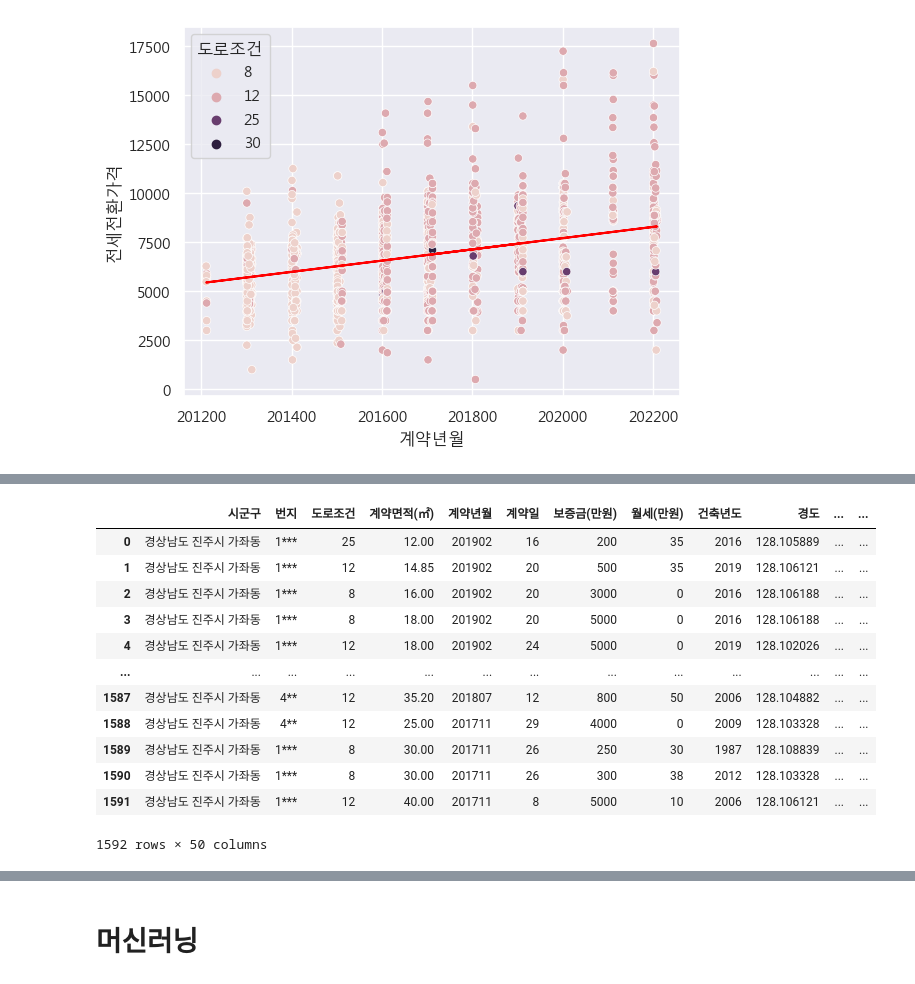
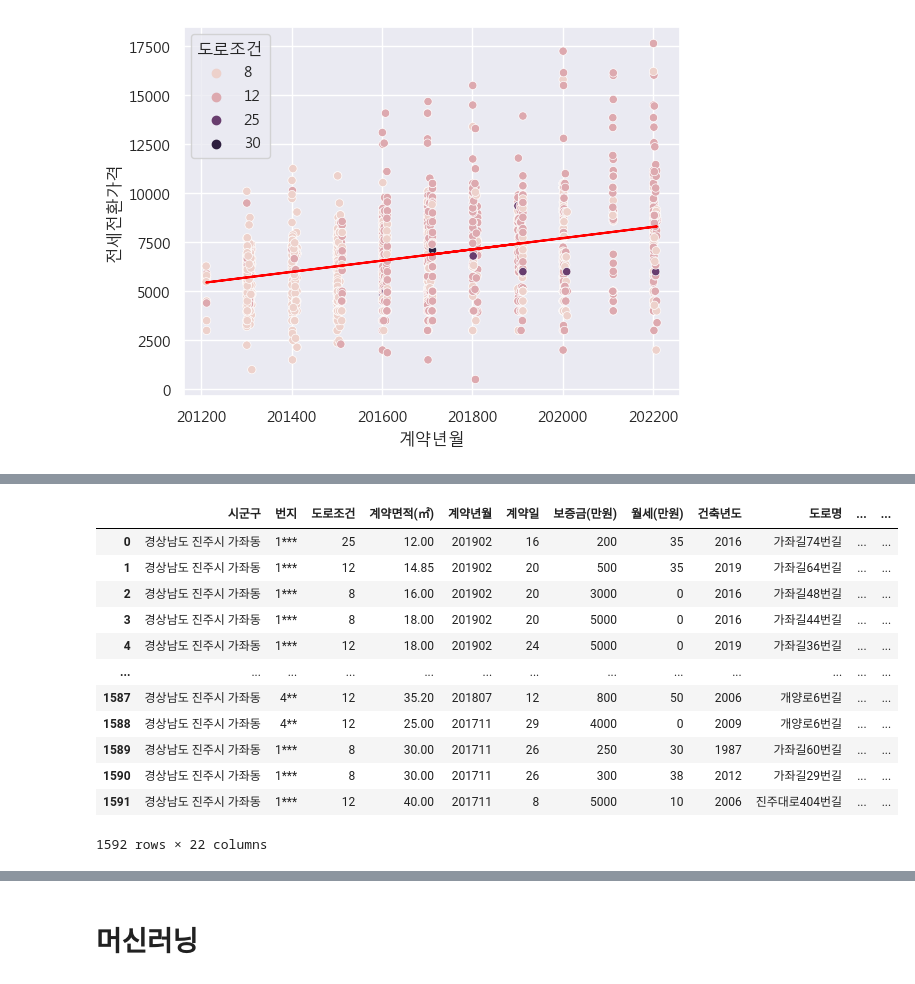
Before and after one commit to ChanceMKR/LH_home, a Jupyter notebook: ksc/lh_home.ipynb, the cells around one changed output, grey strips where cells are left out. Drawn from its saved outputs; the diff is of its cells as text; code cells hidden in the pictures.

```diff
--- a/ksc/lh_home.ipynb
+++ b/ksc/lh_home.ipynb
@@ -293,6 +193,8 @@ for long, lat in zip(gajwa["경도"], gajwa["위도"]):
     d = distance(gnu_lat, lat, gnu_long, long)
     gnu_dist.append(d)
 gajwa["gnu_distance"] = gnu_dist
+
+gajwa["d_per_m2"] = gajwa.gnu_distance / gajwa["계약면적(㎡)"]
 # %% [markdown]
 ## 데이터 시각화
 # %%
@@ -358,21 +260,21 @@ plt.show()
 # %%
-area = []
+# area = []
 
-for long, lat in zip(gajwa["경도"],gajwa["위도"]) :
-    if 128.102554 < long < 128.107094 and 35.155823 < lat < 35.162156 :
-        area.append('후문')
-    elif 128.107502 < long < 128.116019 and 35.155877 < lat < 35.158884 :
-        area.append('경찰서')
-    elif 128.105510 < long < 128.109887 and 35.152340 < lat <35.155835 :
-        area.append('정문')
-    elif 128.099328 < long < 128.105970 and 35.14718 < lat < 35.151686 :
-        area.append('남문')
-    elif 128.102356 < long < 128.118509 and 35.161807 < lat < 35.166844 :
-        area.append('호탄')
-    elif 128.107524 < long < 128.118378 and 35.159442 < lat < 35.161644 :
-        area.append('호탄')
-    else :
-        area.append('그 외')
+# for long, lat in zip(gajwa["경도"],gajwa["위도"]) :
+#     if 128.102554 < long < 128.107094 and 35.155823 < lat < 35.162156 :
+#         area.append('후문')
+#     elif 128.107502 < long < 128.116019 and 35.155877 < lat < 35.158884 :
+#         area.append('경찰서')
+#     elif 128.105510 < long < 128.109887 and 35.152340 < lat <35.155835 :
+#         area.append('정문')
+#     elif 128.099328 < long < 128.105970 and 35.14718 < lat < 35.151686 :
+#         area.append('남문')
+#     elif 128.102356 < long < 128.118509 and 35.161807 < lat < 35.166844 :
+#         area.append('호탄')
+#     elif 128.107524 < long < 128.118378 and 35.159442 < lat < 35.161644 :
+#         area.append('호탄')
+#     else :
+#         area.append('그 외')
 
-gajwa["area"] = area
-gajwa
+# gajwa["area"] = area
+# gajwa
@@ -406,25 +294,25 @@ gajwa
 # %%
 # # 전세 월세 구분 데이터셋
 # gajwa = gajwa[gajwa.전월세구분 == "월세"]
 # gajwa = pd.DataFrame.drop(gajwa, columns=["전월세구분"], axis=1)
 
 #원핫인코딩
-gajwa = pd.get_dummies(gajwa, columns = ["전월세구분", "도로명"])
+gajwa = pd.get_dummies(gajwa, columns = ["전월세구분"])
 
 
 gajwa
 # %% [output]
-|  | 시군구 | 번지 | 도로조건 | 계약면적(㎡) | 계약년월 | 계약일 | 보증금(만원) | 월세(만원) | 건축년도 | 경도 | ... | ... |
-| 0 | 경상남도 진주시 가좌동 | 1*** | 25 | 12.00 | 201902 | 16 | 200 | 35 | 2016 | 128.105889 | ... | ... |
-| 1 | 경상남도 진주시 가좌동 | 1*** | 12 | 14.85 | 201902 | 20 | 500 | 35 | 2019 | 128.106121 | ... | ... |
-| 2 | 경상남도 진주시 가좌동 | 1*** | 8 | 16.00 | 201902 | 20 | 3000 | 0 | 2016 | 128.106188 | ... | ... |
-| 3 | 경상남도 진주시 가좌동 | 1*** | 8 | 18.00 | 201902 | 20 | 5000 | 0 | 2016 | 128.106188 | ... | ... |
-| 4 | 경상남도 진주시 가좌동 | 1*** | 12 | 18.00 | 201902 | 24 | 5000 | 0 | 2019 | 128.102026 | ... | ... |
+|  | 시군구 | 번지 | 도로조건 | 계약면적(㎡) | 계약년월 | 계약일 | 보증금(만원) | 월세(만원) | 건축년도 | 도로명 | ... | ... |
+| 0 | 경상남도 진주시 가좌동 | 1*** | 25 | 12.00 | 201902 | 16 | 200 | 35 | 2016 | 가좌길74번길 | ... | ... |
+| 1 | 경상남도 진주시 가좌동 | 1*** | 12 | 14.85 | 201902 | 20 | 500 | 35 | 2019 | 가좌길64번길 | ... | ... |
+| 2 | 경상남도 진주시 가좌동 | 1*** | 8 | 16.00 | 201902 | 20 | 3000 | 0 | 2016 | 가좌길48번길 | ... | ... |
+| 3 | 경상남도 진주시 가좌동 | 1*** | 8 | 18.00 | 201902 | 20 | 5000 | 0 | 2016 | 가좌길44번길 | ... | ... |
+| 4 | 경상남도 진주시 가좌동 | 1*** | 12 | 18.00 | 201902 | 24 | 5000 | 0 | 2019 | 가좌길36번길 | ... | ... |
 | ... | ... | ... | ... | ... | ... | ... | ... | ... | ... | ... | ... | ... |
-| 1587 | 경상남도 진주시 가좌동 | 4** | 12 | 35.20 | 201807 | 12 | 800 | 50 | 2006 | 128.104882 | ... | ... |
-| 1588 | 경상남도 진주시 가좌동 | 4** | 12 | 25.00 | 201711 | 29 | 4000 | 0 | 2009 | 128.103328 | ... | ... |
-| 1589 | 경상남도 진주시 가좌동 | 1*** | 8 | 30.00 | 201711 | 26 | 250 | 30 | 1987 | 128.108839 | ... | ... |
-| 1590 | 경상남도 진주시 가좌동 | 1*** | 8 | 30.00 | 201711 | 26 | 300 | 38 | 2012 | 128.103328 | ... | ... |
-| 1591 | 경상남도 진주시 가좌동 | 1*** | 12 | 40.00 | 201711 | 8 | 5000 | 10 | 2006 | 128.106121 | ... | ... |
+| 1587 | 경상남도 진주시 가좌동 | 4** | 12 | 35.20 | 201807 | 12 | 800 | 50 | 2006 | 개양로6번길 | ... | ... |
+| 1588 | 경상남도 진주시 가좌동 | 4** | 12 | 25.00 | 201711 | 29 | 4000 | 0 | 2009 | 개양로6번길 | ... | ... |
+| 1589 | 경상남도 진주시 가좌동 | 1*** | 8 | 30.00 | 201711 | 26 | 250 | 30 | 1987 | 가좌길60번길 | ... | ... |
+| 1590 | 경상남도 진주시 가좌동 | 1*** | 8 | 30.00 | 201711 | 26 | 300 | 38 | 2012 | 가좌길29번길 | ... | ... |
+| 1591 | 경상남도 진주시 가좌동 | 1*** | 12 | 40.00 | 201711 | 8 | 5000 | 10 | 2006 | 진주대로404번길 | ... | ... |
-1592 rows × 50 columns
+1592 rows × 22 columns
 # %%
```
Also changed, not shown: parts of 16 cells of this notebook.
